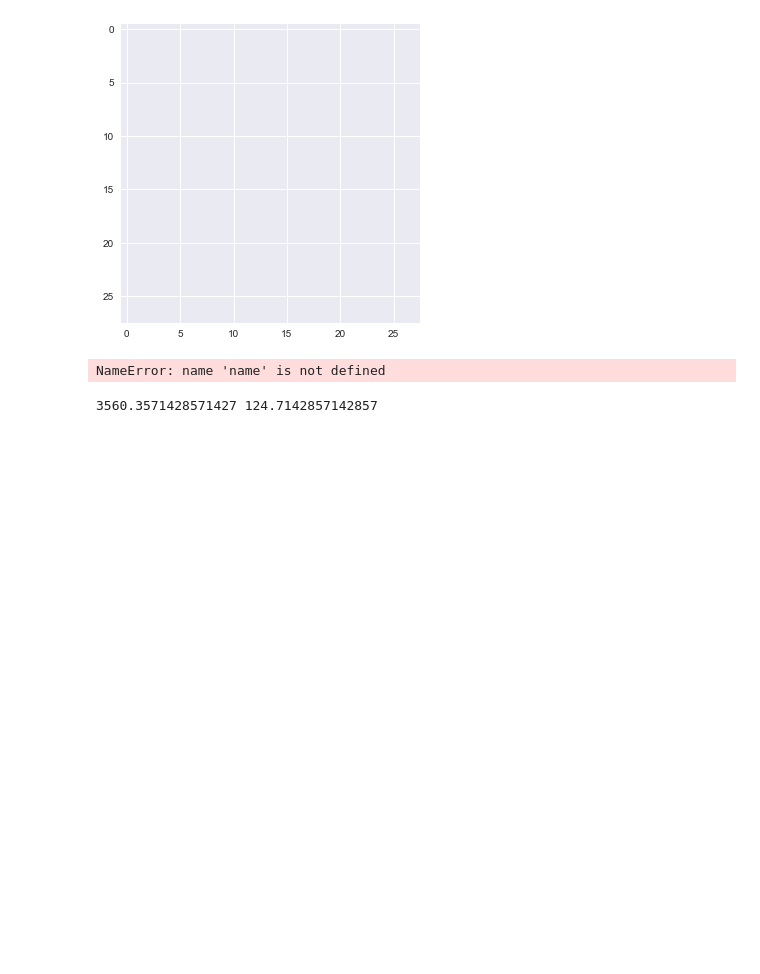
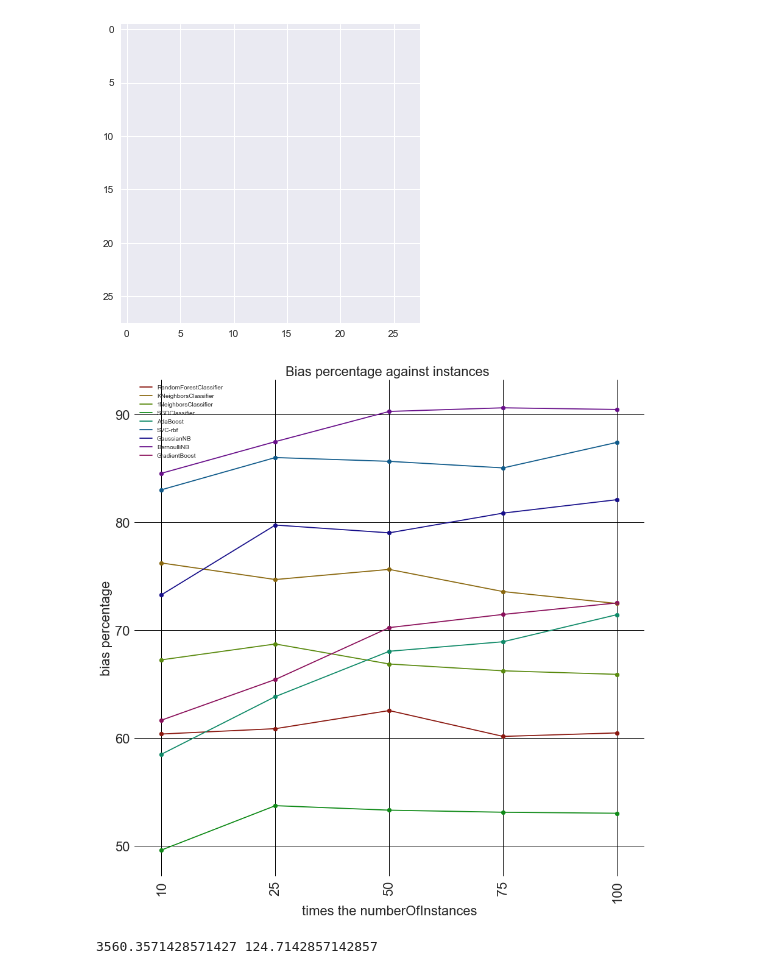
Before and after one commit to lieeuwos/Primitive_annotations, a Jupyter notebook: Bias-variance.ipynb, the cells around one changed output. Drawn from its saved outputs; the diff is of its cells as text; code cells hidden in the pictures; blank space fills up the shorter version.

```diff
--- a/Bias-variance.ipynb
+++ b/Bias-variance.ipynb
@@ -70,6 +70,10 @@ _=plt.ylabel('bias percentage',fontdict = {'fontsize': 22})
 _=plt.xlabel('times the numberOfInstances',fontdict = {'fontsize': 22})
 fig.set_figheight(8)
 fig.set_figwidth(8)
+for item in ([ax.title, ax.xaxis.label, ax.yaxis.label] + ax.get_xticklabels() + ax.get_yticklabels()):
+    item.set_fontsize(22)
+plt.grid(True,color='black')
+ax.set_facecolor('xkcd:white')
 # ax.set_yscale("log", nonposy='clip')
 # ax.set_xscale("log", nonposy='clip')
 _=plt.legend()
@@ -242,34 +246,37 @@ for i,item in enumerate(Single):
                 sumB = sumB + biVaEr[0]/1
             else:
                 sumB = sumB + biVaEr[0]/biVaEr[2]
 
 
         Bias[i].append(sumB/len(itemz))
 for i,item in enumerate(Bias):
     for j,itemz in enumerate(Bias[i]):
         Bias[i][j] = Bias[i][j]*100
 
 amountList.append(0.0)
 amountList = [round(100-i*100) for i in amountList]
 cl = sns.hls_palette(len(Bias), l=.3, s=.8)
 x_axis = amountList
 fig, ax = plt.subplots()
 for i in range(0,len(Bias)):
     _= ax.plot(range(len(Bias[i])),Bias[i], color = cl[i],label = clfNames[i] )
+    _= ax.scatter(range(len(Bias[i])),Bias[i], color = cl[i] )
 _=plt.xticks(range(len(Bias[i])),amountList ,rotation='vertical')
 _=plt.title('Bias percentage against instances ',fontdict = {'fontsize': 22})
 _=plt.ylabel('bias percentage',fontdict = {'fontsize': 22})
 _=plt.xlabel('times the numberOfInstances',fontdict = {'fontsize': 22})
 fig.set_figheight(15)
 fig.set_figwidth(15)
 # ax.set_yscale("log", nonposy='clip')
 # ax.set_xscale("log", nonposy='clip')
+for item in ([ax.title, ax.xaxis.label, ax.yaxis.label] + ax.get_xticklabels() + ax.get_yticklabels()):
+    item.set_fontsize(22)
 plt.grid(True,color='black')
 ax.set_facecolor('xkcd:white')
 _=plt.legend()
 plt.show()
 # %% [output]
-NameError: name 'name' is not defined
+[figure, added]
 # %%
 instances = 0
 features = 0
```
Also changed, not shown: parts of 11 cells of this notebook, 23 other files.
